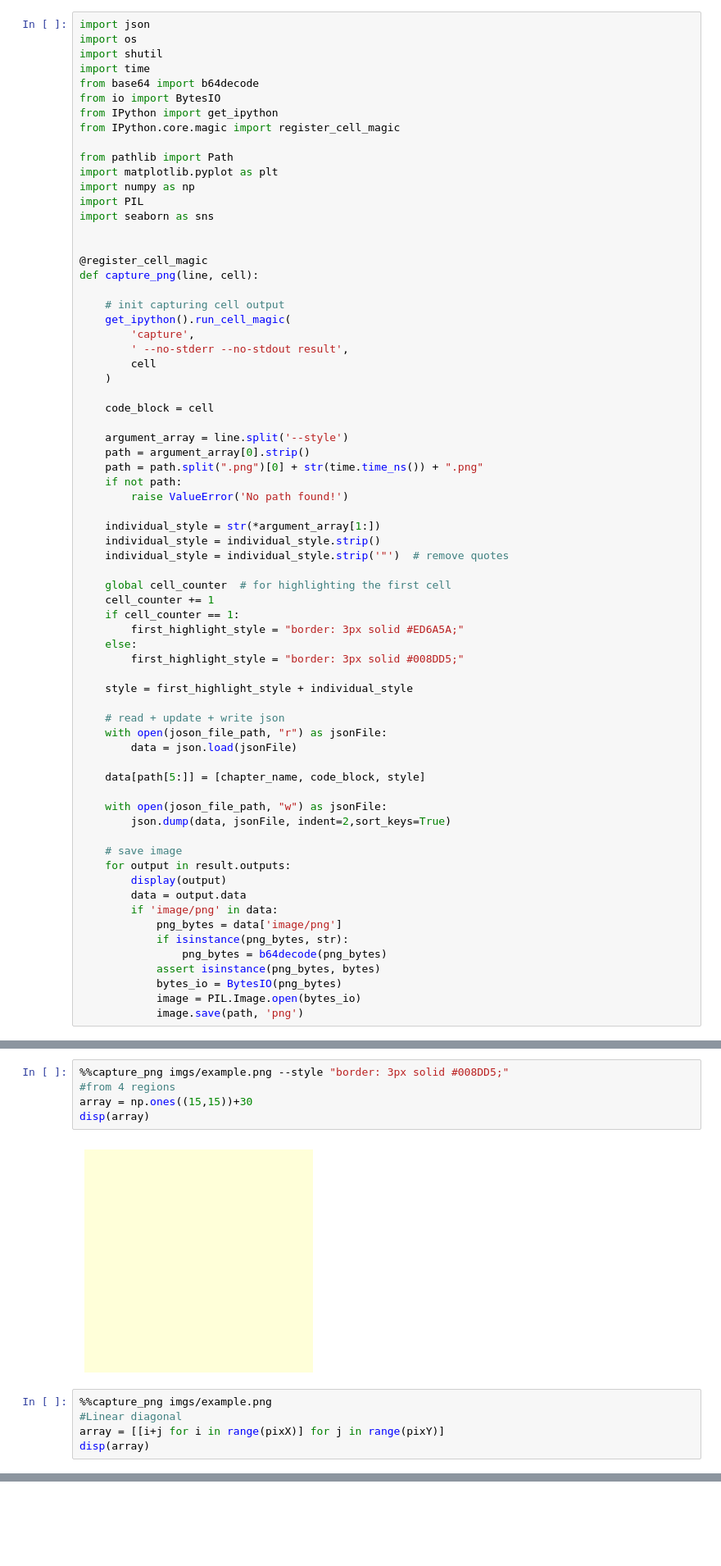
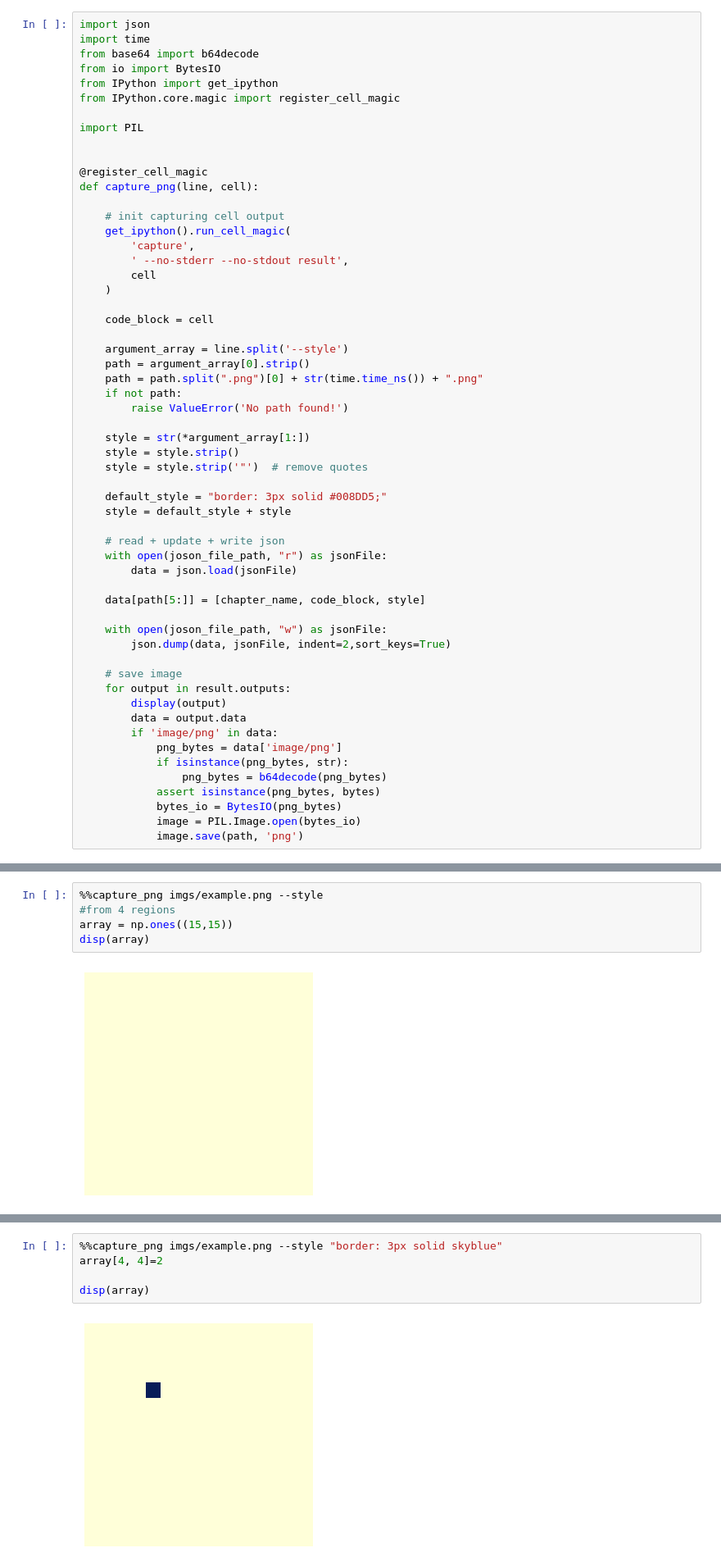
Before and after one commit to kolibril13/plywood-gallery, a Jupyter notebook: gallery.ipynb, the cells around one changed output, grey strips where cells are left out. Shown: that part at 82% size. Cells and saved outputs as stored; diff of their text form; blank space fills up the shorter version.

```diff
--- a/gallery.ipynb
+++ b/gallery.ipynb
@@ -1,18 +1,12 @@
 # %%
 import json
-import os
-import shutil
 import time
 from base64 import b64decode
 from io import BytesIO
 from IPython import get_ipython
 from IPython.core.magic import register_cell_magic
 
-from pathlib import Path
-import matplotlib.pyplot as plt
-import numpy as np
 import PIL
-import seaborn as sns
 
 
 @register_cell_magic
@@ -33,18 +27,12 @@ def capture_png(line, cell):
     if not path:
         raise ValueError('No path found!')
 
-    individual_style = str(*argument_array[1:])
-    individual_style = individual_style.strip()
-    individual_style = individual_style.strip('"')  # remove quotes
+    style = str(*argument_array[1:])
+    style = style.strip()
+    style = style.strip('"')  # remove quotes
 
-    global cell_counter  # for highlighting the first cell
-    cell_counter += 1
-    if cell_counter == 1:
-        first_highlight_style = "border: 3px solid #ED6A5A;"
-    else:
-        first_highlight_style = "border: 3px solid #008DD5;"
-
-    style = first_highlight_style + individual_style
+    default_style = "border: 3px solid #008DD5;"
+    style = default_style + style
 
     # read + update + write json
     with open(joson_file_path, "r") as jsonFile:
@@ -91,12 +93,7 @@ disp(array)
 # %%
-%%capture_png imgs/example.png --style "border: 3px solid #008DD5;"
+%%capture_png imgs/example.png --style
 #from 4 regions
-array = np.ones((15,15))+30
+array = np.ones((15,15))
 disp(array)
 # %% [output]
 [figure]
-# %%
-%%capture_png imgs/example.png
-#Linear diagonal
-array = [[i+j for i in range(pixX)] for j in range(pixY)]
-disp(array)
@@ -104,0 +100,7 @@ disp(array)
+# %%
+%%capture_png imgs/example.png --style "border: 3px solid skyblue"
+array[4, 4]=2
+
+disp(array)
+# %% [output]
+[figure, added]
```
Also changed, not shown: parts of 8 cells of this notebook, 14 other files.
